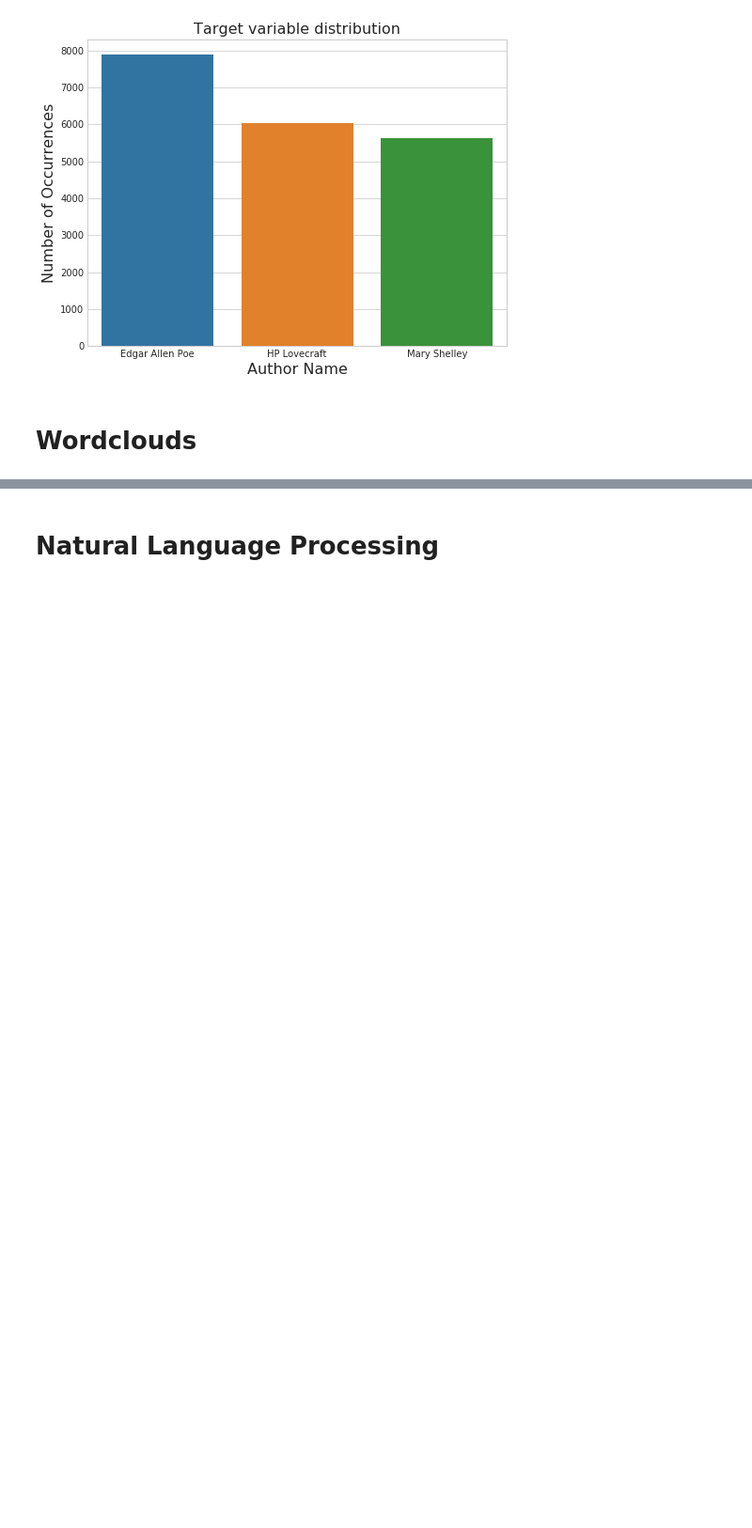
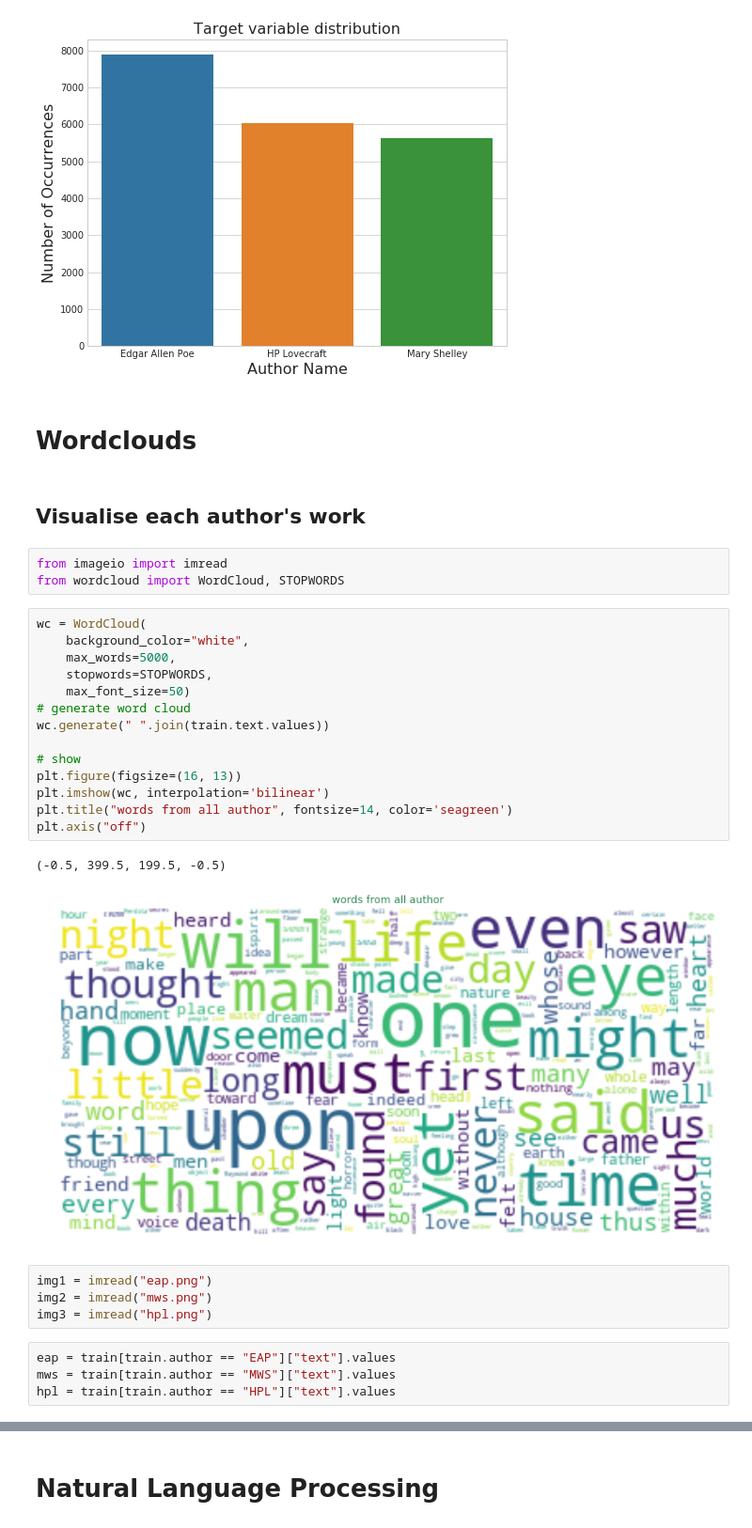
Before and after one commit to GuidoPaul/KaggleCompetitions, a Jupyter notebook: Spooky_Author_Identification/src/main.ipynb, the cells around one changed output, grey strips where cells are left out. Shown at 94% size. Drawn from its saved outputs; the diff is of its cells as text; blank space fills up the shorter version.

```diff
--- a/Spooky_Author_Identification/src/main.ipynb
+++ b/Spooky_Author_Identification/src/main.ipynb
@@ -61,3 +62,33 @@ sns.barplot(x=train.author.map(z).unique(), y=train.author.value_counts().values
 [figure]
 # %% [markdown]
 # Wordclouds
+# %% [markdown]
+## Visualise each author's work
+# %%
+from imageio import imread
+from wordcloud import WordCloud, STOPWORDS
+# %%
+wc = WordCloud(
+    background_color="white",
+    max_words=5000,
+    stopwords=STOPWORDS,
+    max_font_size=50)
+# generate word cloud
+wc.generate(" ".join(train.text.values))
+
+# show
+plt.figure(figsize=(16, 13))
+plt.imshow(wc, interpolation='bilinear')
+plt.title("words from all author", fontsize=14, color='seagreen')
+plt.axis("off")
+# %% [output]
+(-0.5, 399.5, 199.5, -0.5)
+[figure, added]
+# %%
+img1 = imread("eap.png")
+img2 = imread("mws.png")
+img3 = imread("hpl.png")
+# %%
+eap = train[train.author == "EAP"]["text"].values
+mws = train[train.author == "MWS"]["text"].values
+hpl = train[train.author == "HPL"]["text"].values
```
Also changed, not shown: parts of 28 cells of this notebook, 3 other files.
